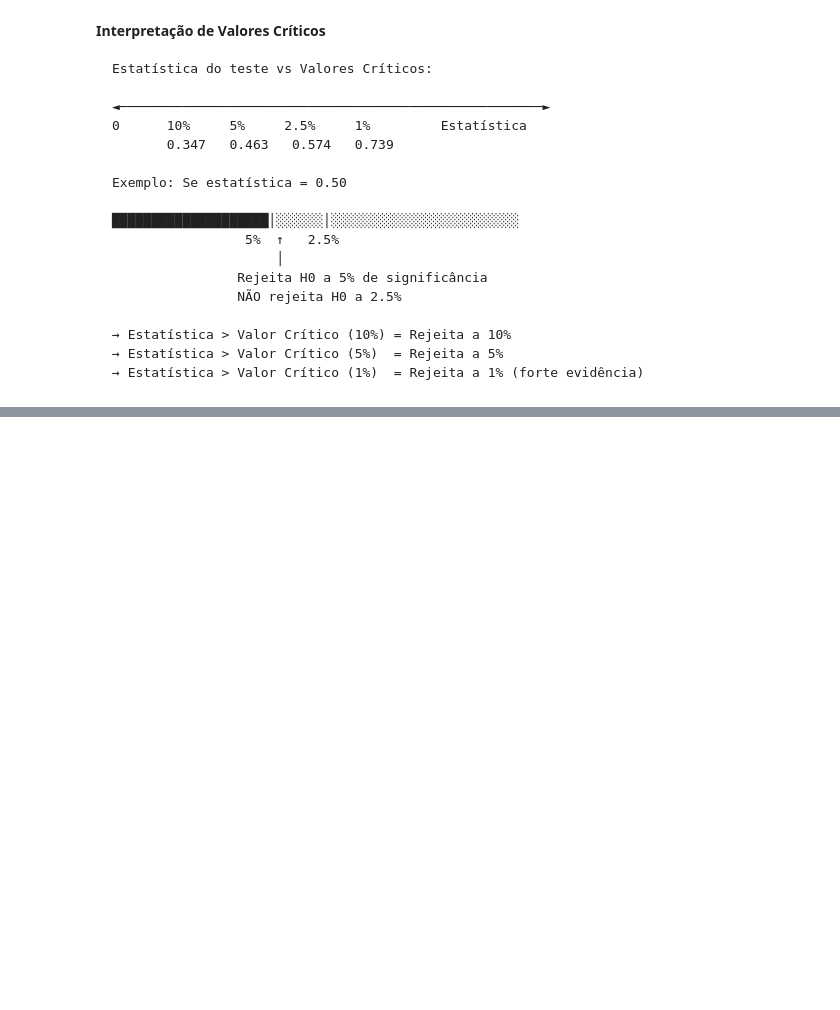
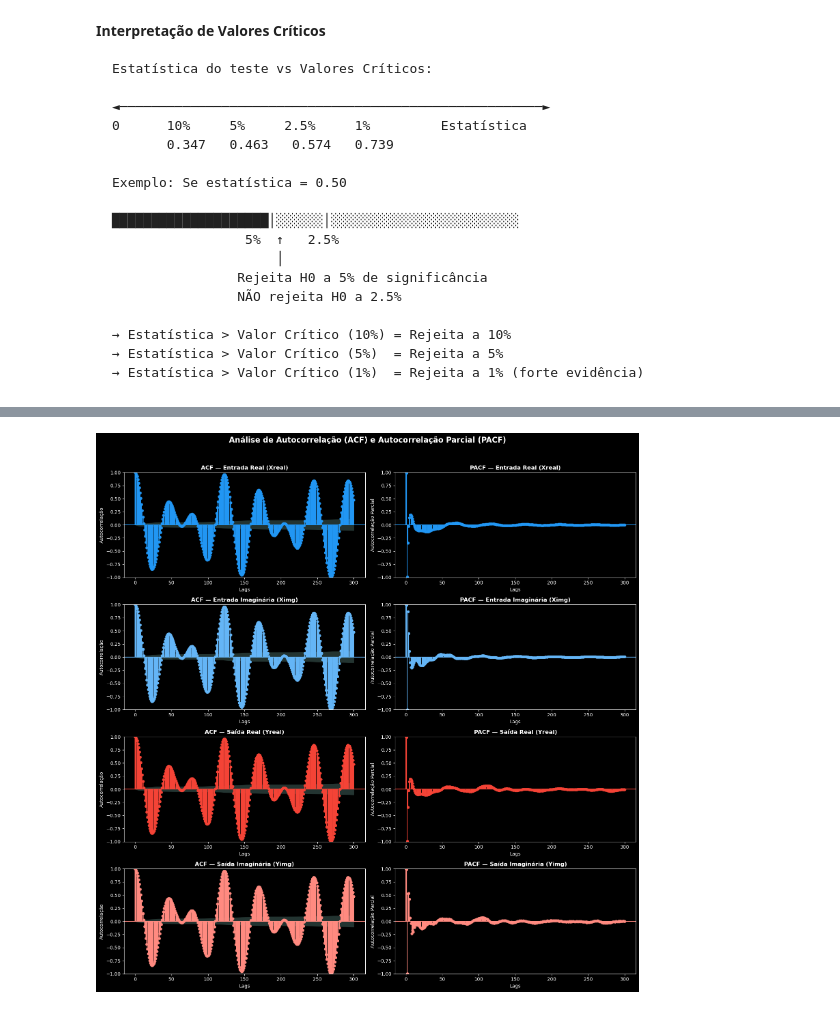
Before and after one commit to IsaacKosloski/varmax-study, a Jupyter notebook: notebooks/Processamento_de_sinais_IQ_e_VARMAX.ipynb, the cells around one changed output, grey strips where cells are left out. Drawn from its saved outputs; the diff is of its cells as text; code cells hidden in the pictures; blank space fills up the shorter version.

```diff
--- a/notebooks/Processamento_de_sinais_IQ_e_VARMAX.ipynb
+++ b/notebooks/Processamento_de_sinais_IQ_e_VARMAX.ipynb
@@ -1020,0 +1584,53 @@ def kpss_teste(serie, nome="Dados"):
+# %%
+# Plot Lateral
+from statsmodels.graphics.tsaplots import plot_acf, plot_pacf
+
+def plot_acf_pacf(df_input, df_output, lags=300, dark_mode=True, figsize=(16, 16)):
+    """
+    Plota ACF e PACF para todos os sinais de entrada e saída.
+    """
+
+    if dark_mode:
+        plt.style.use('dark_background')
+        text_color = 'white'
+    else:
+        plt.style.use('default')
+        text_color = 'black'
+
+    config = [
+        {"data": df_input["Xreal"],  "nome": "Entrada Real (Xreal)",      "cor": "#2196F3"},
+        {"data": df_input["Ximg"],   "nome": "Entrada Imaginária (Ximg)", "cor": "#64B5F6"},
+        {"data": df_output["Yreal"], "nome": "Saída Real (Yreal)",        "cor": "#f44336"},
+        {"data": df_output["Yimg"],  "nome": "Saída Imaginária (Yimg)",   "cor": "#FF8A80"},
+    ]
+
+    fig, axes = plt.subplots(len(config), 2, figsize=figsize)
+
+    for i, cfg in enumerate(config):
+
+        # ACF (coluna esquerda)
+        plot_acf(cfg["data"], lags=lags, ax=axes[i, 0],
+                 color=cfg["cor"], vlines_kwargs={'color': cfg["cor"]})
+        axes[i, 0].set_title(f'ACF — {cfg["nome"]}',
+                            fontsize=12, fontweight='bold', color=text_color)
+        axes[i, 0].set_xlabel('Lags', color=text_color)
+        axes[i, 0].set_ylabel('Autocorrelação', color=text_color)
+
+        # PACF (coluna direita)
+        plot_pacf(cfg["data"], lags=lags, ax=axes[i, 1],
+                  color=cfg["cor"], vlines_kwargs={'color': cfg["cor"]})
+        axes[i, 1].set_title(f'PACF — {cfg["nome"]}',
+                            fontsize=12, fontweight='bold', color=text_color)
+        axes[i, 1].set_xlabel('Lags', color=text_color)
+        axes[i, 1].set_ylabel('Autocorrelação Parcial', color=text_color)
+
+    plt.suptitle('Análise de Autocorrelação (ACF) e Autocorrelação Parcial (PACF)',
+                 fontsize=16, fontweight='bold', color=text_color, y=1.02)
+    plt.tight_layout()
+    plt.show()
+    plt.style.use('default')
+
+# Uso:
+plot_acf_pacf(df_input, df_output, lags=300)
+# %% [output]
+[figure, added]
```
Also changed, not shown: parts of 23 cells of this notebook.
